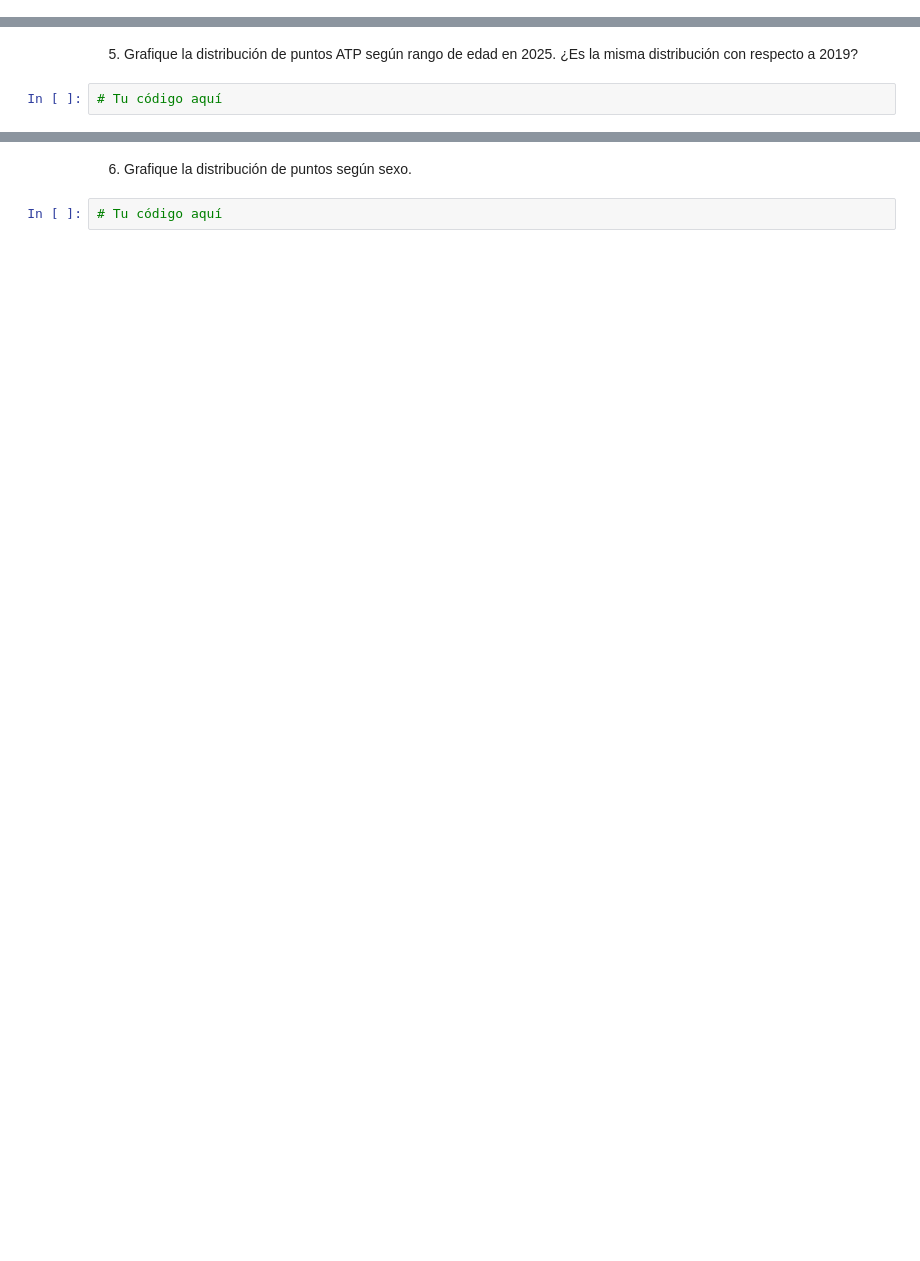
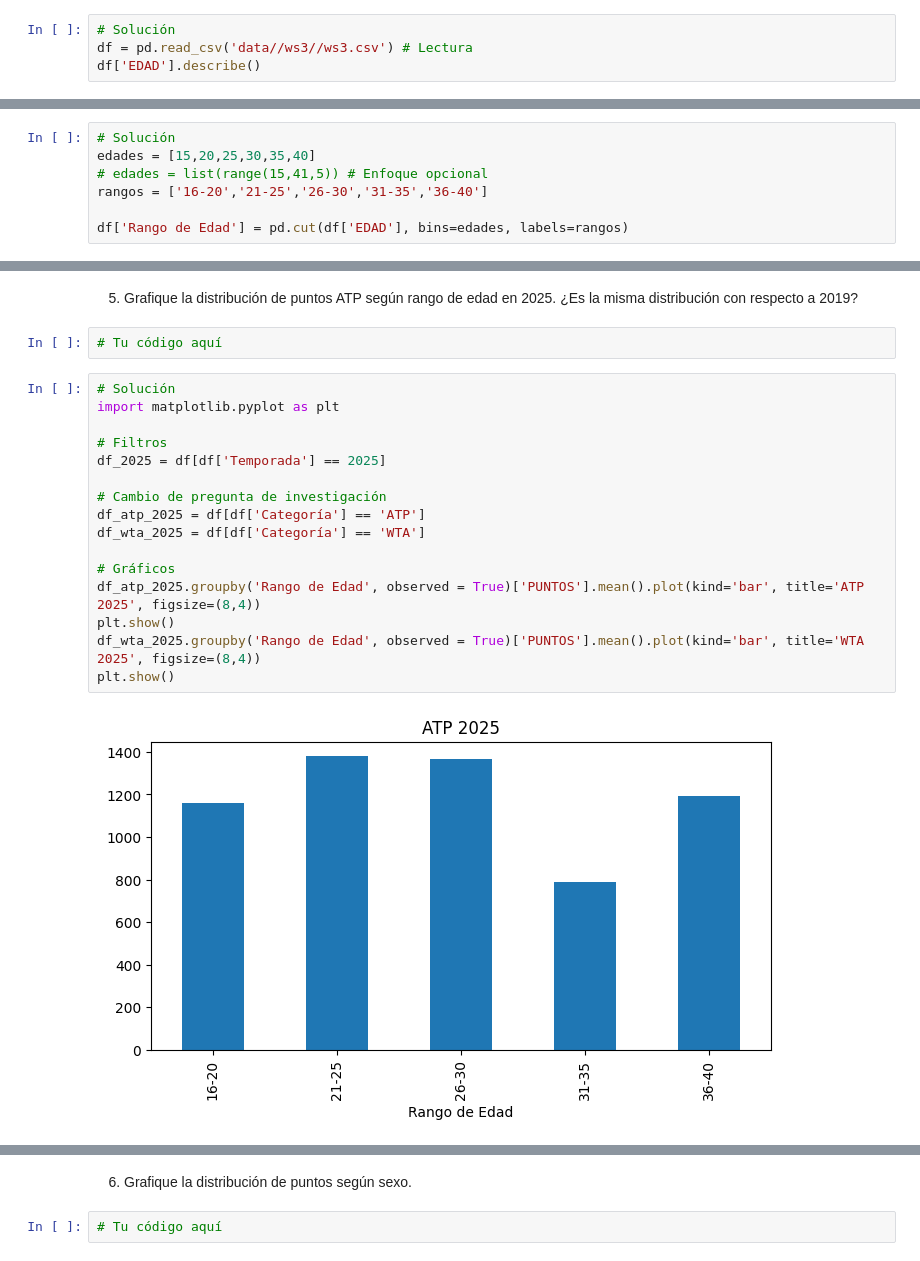
Before and after one commit to GabrielBurgosS/Data-Visualization-2025, a Jupyter notebook: Ayudantía 4 - Visualización.ipynb, the cells around one changed output, grey strips where cells are left out. Saved outputs shown, nothing was run; the diff lists cells and outputs as text; blank space fills up the shorter version.

Commit message:
Solución de WS3 para post ayudantía 4

```diff
--- a/Ayudantía 4 - Visualización.ipynb
+++ b/Ayudantía 4 - Visualización.ipynb
@@ -52,3 +245,7 @@ ImportError: Missing optional dependency 'lxml'.  Use pip or conda to install lx
 4. A partir de la columna “edad”, cree una nueva columna llamada “rango de edad”, que sea de la forma (16-20, 21-25, …). Para ello, use la función `cut`.
 # %%
 # Tu código aquí
+# %%
+# Solución
+df = pd.read_csv('data//ws3//ws3.csv') # Lectura
+df['EDAD'].describe()
@@ -54,0 +262,7 @@ ImportError: Missing optional dependency 'lxml'.  Use pip or conda to install lx
+# %%
+# Solución
+edades = [15,20,25,30,35,40]
+# edades = list(range(15,41,5)) # Enfoque opcional
+rangos = ['16-20','21-25','26-30','31-35','36-40']
+
+df['Rango de Edad'] = pd.cut(df['EDAD'], bins=edades, labels=rangos)
@@ -56,3 +280,21 @@ ImportError: Missing optional dependency 'lxml'.  Use pip or conda to install lx
 5. Grafique la distribución de puntos ATP según rango de edad en 2025. ¿Es la misma distribución con respecto a 2019?
 # %%
 # Tu código aquí
+# %%
+# Solución
+import matplotlib.pyplot as plt
+
+# Filtros
+df_2025 = df[df['Temporada'] == 2025]
+
+# Cambio de pregunta de investigación
+df_atp_2025 = df[df['Categoría'] == 'ATP']
+df_wta_2025 = df[df['Categoría'] == 'WTA']
+
+# Gráficos
+df_atp_2025.groupby('Rango de Edad', observed = True)['PUNTOS'].mean().plot(kind='bar', title='ATP 2025', figsize=(8,4))
+plt.show()
+df_wta_2025.groupby('Rango de Edad', observed = True)['PUNTOS'].mean().plot(kind='bar', title='WTA 2025', figsize=(8,4))
+plt.show()
+# %% [output]
+[figure, added]
```
Also changed, not shown: parts of 25 cells of this notebook.
